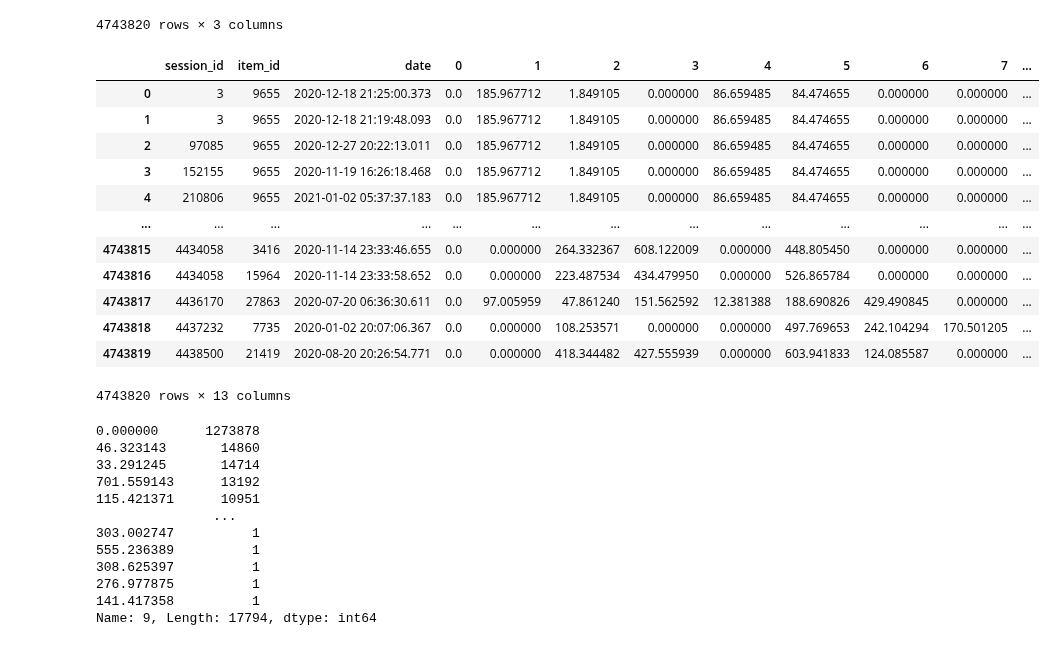
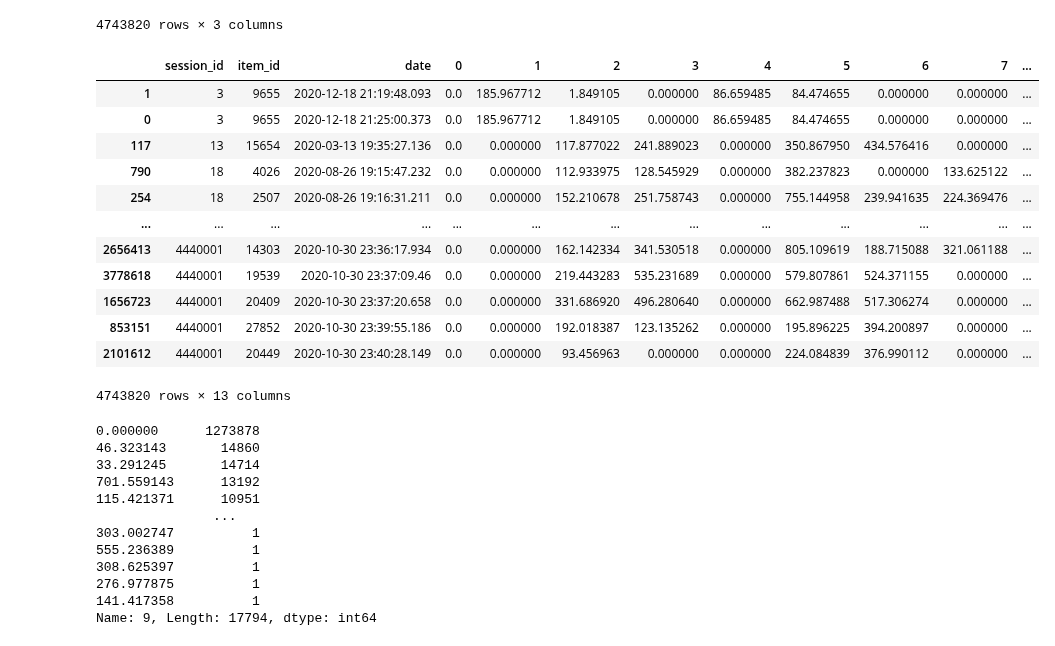
Before and after one commit to Ananassio/Data-Science_lab, a Jupyter notebook: Project/Data.ipynb, the cells around one changed output. Saved outputs shown, nothing was run; the diff lists cells and outputs as text; code cells hidden in the pictures.

```diff
--- a/Project/Data.ipynb
+++ b/Project/Data.ipynb
@@ -939,20 +939,21 @@ train_sessions
 4743820 rows × 3 columns
 # %%
 X = pd.merge(train_sessions, comprimized, left_on='item_id', right_on='item_id')
+X = X.sort_values(by=['session_id','date'])
 X
 # %% [output]
 |  | session_id | item_id | date | 0 | 1 | 2 | 3 | 4 | 5 | 6 | 7 | ... |
+| 1 | 3 | 9655 | 2020-12-18 21:19:48.093 | 0.0 | 185.967712 | 1.849105 | 0.000000 | 86.659485 | 84.474655 | 0.000000 | 0.000000 | ... |
 | 0 | 3 | 9655 | 2020-12-18 21:25:00.373 | 0.0 | 185.967712 | 1.849105 | 0.000000 | 86.659485 | 84.474655 | 0.000000 | 0.000000 | ... |
-| 1 | 3 | 9655 | 2020-12-18 21:19:48.093 | 0.0 | 185.967712 | 1.849105 | 0.000000 | 86.659485 | 84.474655 | 0.000000 | 0.000000 | ... |
-| 2 | 97085 | 9655 | 2020-12-27 20:22:13.011 | 0.0 | 185.967712 | 1.849105 | 0.000000 | 86.659485 | 84.474655 | 0.000000 | 0.000000 | ... |
-| 3 | 152155 | 9655 | 2020-11-19 16:26:18.468 | 0.0 | 185.967712 | 1.849105 | 0.000000 | 86.659485 | 84.474655 | 0.000000 | 0.000000 | ... |
-| 4 | 210806 | 9655 | 2021-01-02 05:37:37.183 | 0.0 | 185.967712 | 1.849105 | 0.000000 | 86.659485 | 84.474655 | 0.000000 | 0.000000 | ... |
+| 117 | 13 | 15654 | 2020-03-13 19:35:27.136 | 0.0 | 0.000000 | 117.877022 | 241.889023 | 0.000000 | 350.867950 | 434.576416 | 0.000000 | ... |
+| 790 | 18 | 4026 | 2020-08-26 19:15:47.232 | 0.0 | 0.000000 | 112.933975 | 128.545929 | 0.000000 | 382.237823 | 0.000000 | 133.625122 | ... |
+| 254 | 18 | 2507 | 2020-08-26 19:16:31.211 | 0.0 | 0.000000 | 152.210678 | 251.758743 | 0.000000 | 755.144958 | 239.941635 | 224.369476 | ... |
 | ... | ... | ... | ... | ... | ... | ... | ... | ... | ... | ... | ... | ... |
-| 4743815 | 4434058 | 3416 | 2020-11-14 23:33:46.655 | 0.0 | 0.000000 | 264.332367 | 608.122009 | 0.000000 | 448.805450 | 0.000000 | 0.000000 | ... |
-| 4743816 | 4434058 | 15964 | 2020-11-14 23:33:58.652 | 0.0 | 0.000000 | 223.487534 | 434.479950 | 0.000000 | 526.865784 | 0.000000 | 0.000000 | ... |
-| 4743817 | 4436170 | 27863 | 2020-07-20 06:36:30.611 | 0.0 | 97.005959 | 47.861240 | 151.562592 | 12.381388 | 188.690826 | 429.490845 | 0.000000 | ... |
-| 4743818 | 4437232 | 7735 | 2020-01-02 20:07:06.367 | 0.0 | 0.000000 | 108.253571 | 0.000000 | 0.000000 | 497.769653 | 242.104294 | 170.501205 | ... |
-| 4743819 | 4438500 | 21419 | 2020-08-20 20:26:54.771 | 0.0 | 0.000000 | 418.344482 | 427.555939 | 0.000000 | 603.941833 | 124.085587 | 0.000000 | ... |
+| 2656413 | 4440001 | 14303 | 2020-10-30 23:36:17.934 | 0.0 | 0.000000 | 162.142334 | 341.530518 | 0.000000 | 805.109619 | 188.715088 | 321.061188 | ... |
+| 3778618 | 4440001 | 19539 | 2020-10-30 23:37:09.46 | 0.0 | 0.000000 | 219.443283 | 535.231689 | 0.000000 | 579.807861 | 524.371155 | 0.000000 | ... |
+| 1656723 | 4440001 | 20409 | 2020-10-30 23:37:20.658 | 0.0 | 0.000000 | 331.686920 | 496.280640 | 0.000000 | 662.987488 | 517.306274 | 0.000000 | ... |
+| 853151 | 4440001 | 27852 | 2020-10-30 23:39:55.186 | 0.0 | 0.000000 | 192.018387 | 123.135262 | 0.000000 | 195.896225 | 394.200897 | 0.000000 | ... |
+| 2101612 | 4440001 | 20449 | 2020-10-30 23:40:28.149 | 0.0 | 0.000000 | 93.456963 | 0.000000 | 0.000000 | 224.084839 | 376.990112 | 0.000000 | ... |
 4743820 rows × 13 columns
 # %%
 X[9].value_counts()
```
